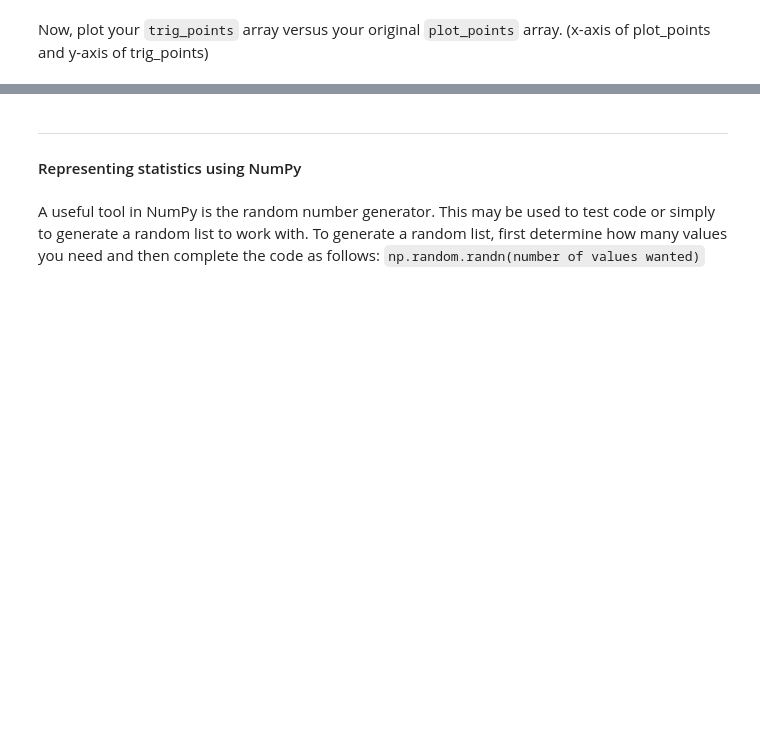
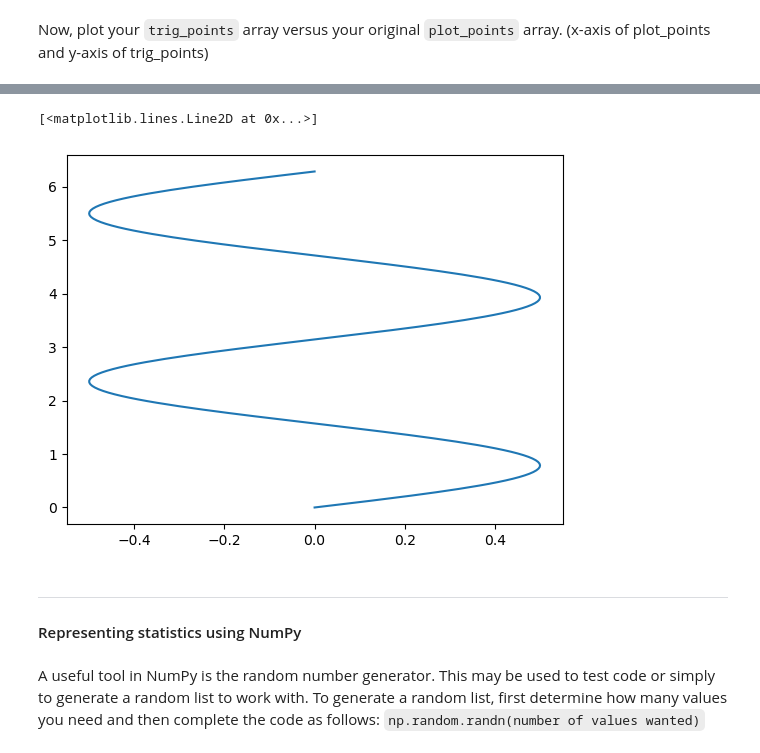
Before and after one commit to therealfiish/datascienceassignments, a Jupyter notebook: 16_PracticeC.ipynb, the cells around one changed output, grey strips where cells are left out. Cells and saved outputs as stored; diff of their text form; code cells hidden in the pictures; blank space fills up the shorter version.

```diff
--- a/16_PracticeC.ipynb
+++ b/16_PracticeC.ipynb
@@ -116,6 +126,11 @@ Now, plot your `trig_points` array versus your original `plot_points` array. (x-
 # %%
 # what if you reverse the order? Does it matter?
 # Make the new plot. How is it different?
+
+plt.plot(trig_points, plot_points)
+# %% [output]
+[<matplotlib.lines.Line2D at 0x...>]
+[figure, added]
 # %% [markdown]
 ___
 #### Representing statistics using NumPy
```
Also changed, not shown: parts of 12 cells of this notebook.
